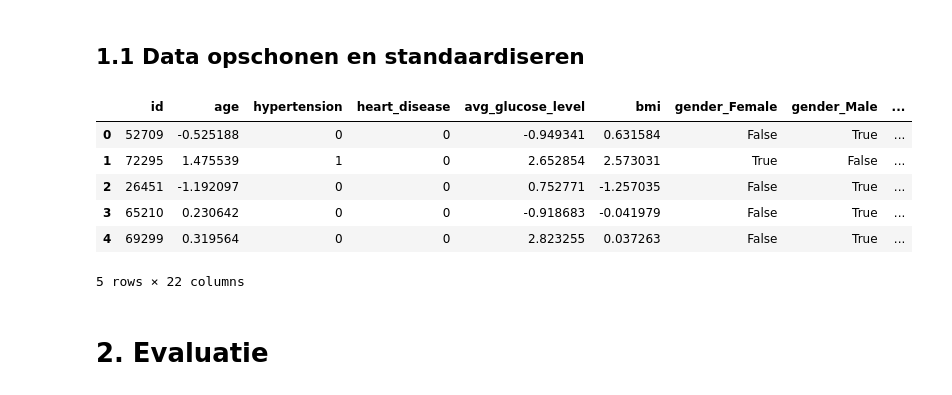
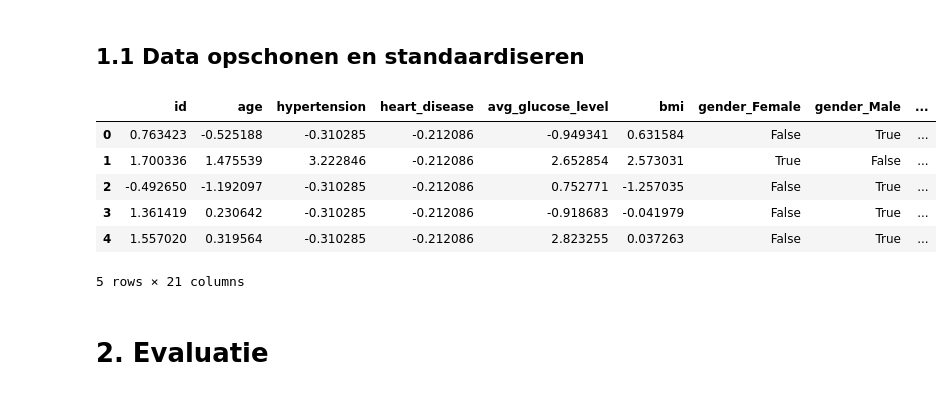
Before and after one commit to 24087068/herseninfarct_ml, a Jupyter notebook: main.ipynb, the cells around one changed output. Saved outputs shown, nothing was run; the diff lists cells and outputs as text; code cells hidden in the pictures.

```diff
--- a/main.ipynb
+++ b/main.ipynb
@@ -179,22 +138,22 @@ Andere boolean kolommen hebben ook opmerkbare verschil in data, waar altijd de n
 # %%
 # Opschonen
 df_clean = clean_data(df_train)
 
 # Features + target
 X = df_clean.drop(columns=['stroke'])
 y = df_clean['stroke']
 
 # Standaardiseren
 X_scaled, scaler = normalize_data(X)
 
-df_scaled.head()
+X_scaled.head()
 # %% [output]
 |  | id | age | hypertension | heart_disease | avg_glucose_level | bmi | gender_Female | gender_Male | ... |
-| 0 | 52709 | -0.525188 | 0 | 0 | -0.949341 | 0.631584 | False | True | ... |
-| 1 | 72295 | 1.475539 | 1 | 0 | 2.652854 | 2.573031 | True | False | ... |
-| 2 | 26451 | -1.192097 | 0 | 0 | 0.752771 | -1.257035 | False | True | ... |
-| 3 | 65210 | 0.230642 | 0 | 0 | -0.918683 | -0.041979 | False | True | ... |
-| 4 | 69299 | 0.319564 | 0 | 0 | 2.823255 | 0.037263 | False | True | ... |
+| 0 | 0.763423 | -0.525188 | -0.310285 | -0.212086 | -0.949341 | 0.631584 | False | True | ... |
+| 1 | 1.700336 | 1.475539 | 3.222846 | -0.212086 | 2.652854 | 2.573031 | True | False | ... |
+| 2 | -0.492650 | -1.192097 | -0.310285 | -0.212086 | 0.752771 | -1.257035 | False | True | ... |
+| 3 | 1.361419 | 0.230642 | -0.310285 | -0.212086 | -0.918683 | -0.041979 | False | True | ... |
+| 4 | 1.557020 | 0.319564 | -0.310285 | -0.212086 | 2.823255 | 0.037263 | False | True | ... |
-5 rows × 22 columns
+5 rows × 21 columns
 # %% [markdown]
 # 2. Evaluatie
```
Also changed, not shown: parts of 16 cells of this notebook, 2 other files.
